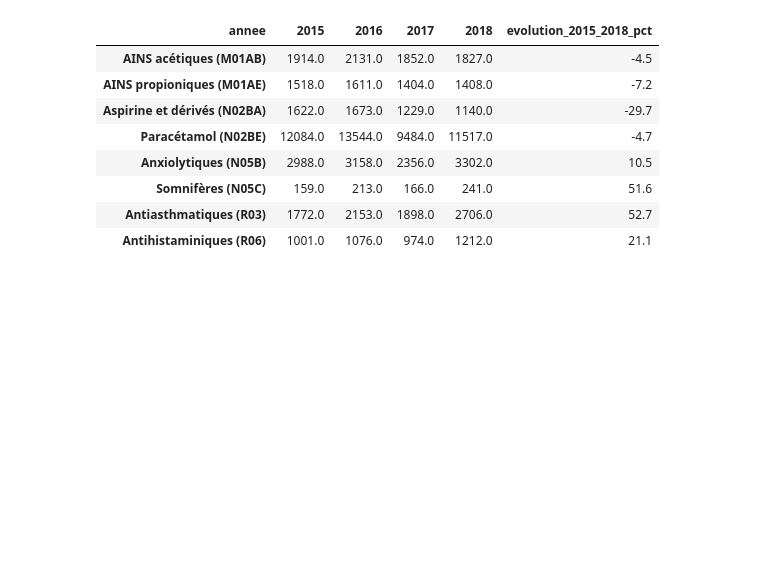
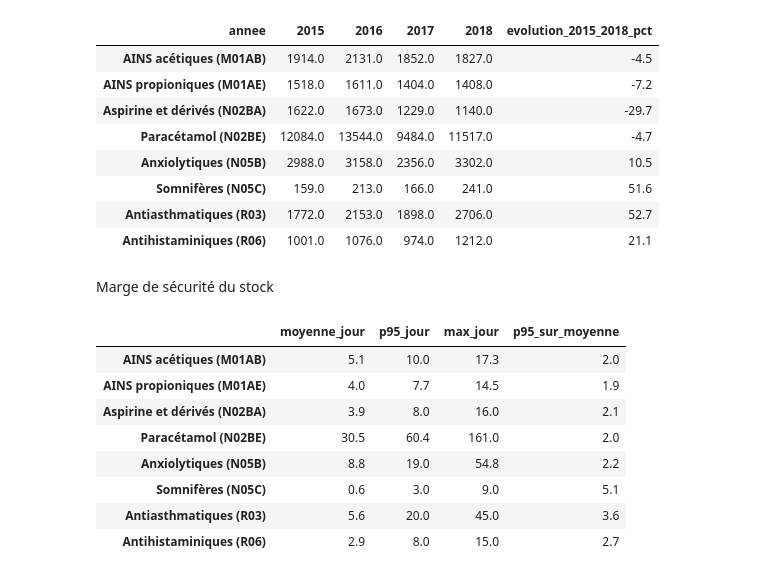
Before and after one commit to Esteban-13/rush_2, a Jupyter notebook: statistiques.ipynb, the cells around one changed output. Cells and saved outputs as stored; diff of their text form; code cells hidden in the pictures; blank space fills up the shorter version.

```diff
--- a/statistiques.ipynb
+++ b/statistiques.ipynb
@@ -128,3 +138,21 @@ display(annuel.round(0).T.assign(evolution_2015_2018_pct=evolution.round(1)))
 | Somnifères (N05C) | 159.0 | 213.0 | 166.0 | 241.0 | 51.6 |
 | Antiasthmatiques (R03) | 1772.0 | 2153.0 | 1898.0 | 2706.0 | 52.7 |
 | Antihistaminiques (R06) | 1001.0 | 1076.0 | 974.0 | 1212.0 | 21.1 |
+# %% [markdown]
+Marge de sécurité du stock
+# %%
+stock = pd.DataFrame({"moyenne_jour": d[groupes].mean(),
+                      "p95_jour": d[groupes].quantile(.95),
+                      "max_jour": d[groupes].max()})
+stock["p95_sur_moyenne"] = (stock["p95_jour"] / stock["moyenne_jour"]).round(1)
+display(stock.round(1))
+# %% [output]
+|  | moyenne_jour | p95_jour | max_jour | p95_sur_moyenne |
+| AINS acétiques (M01AB) | 5.1 | 10.0 | 17.3 | 2.0 |
+| AINS propioniques (M01AE) | 4.0 | 7.7 | 14.5 | 1.9 |
+| Aspirine et dérivés (N02BA) | 3.9 | 8.0 | 16.0 | 2.1 |
+| Paracétamol (N02BE) | 30.5 | 60.4 | 161.0 | 2.0 |
+| Anxiolytiques (N05B) | 8.8 | 19.0 | 54.8 | 2.2 |
+| Somnifères (N05C) | 0.6 | 3.0 | 9.0 | 5.1 |
+| Antiasthmatiques (R03) | 5.6 | 20.0 | 45.0 | 3.6 |
+| Antihistaminiques (R06) | 2.9 | 8.0 | 15.0 | 2.7 |
```
Also changed, not shown: parts of 3 cells of this notebook, 2 other files.
